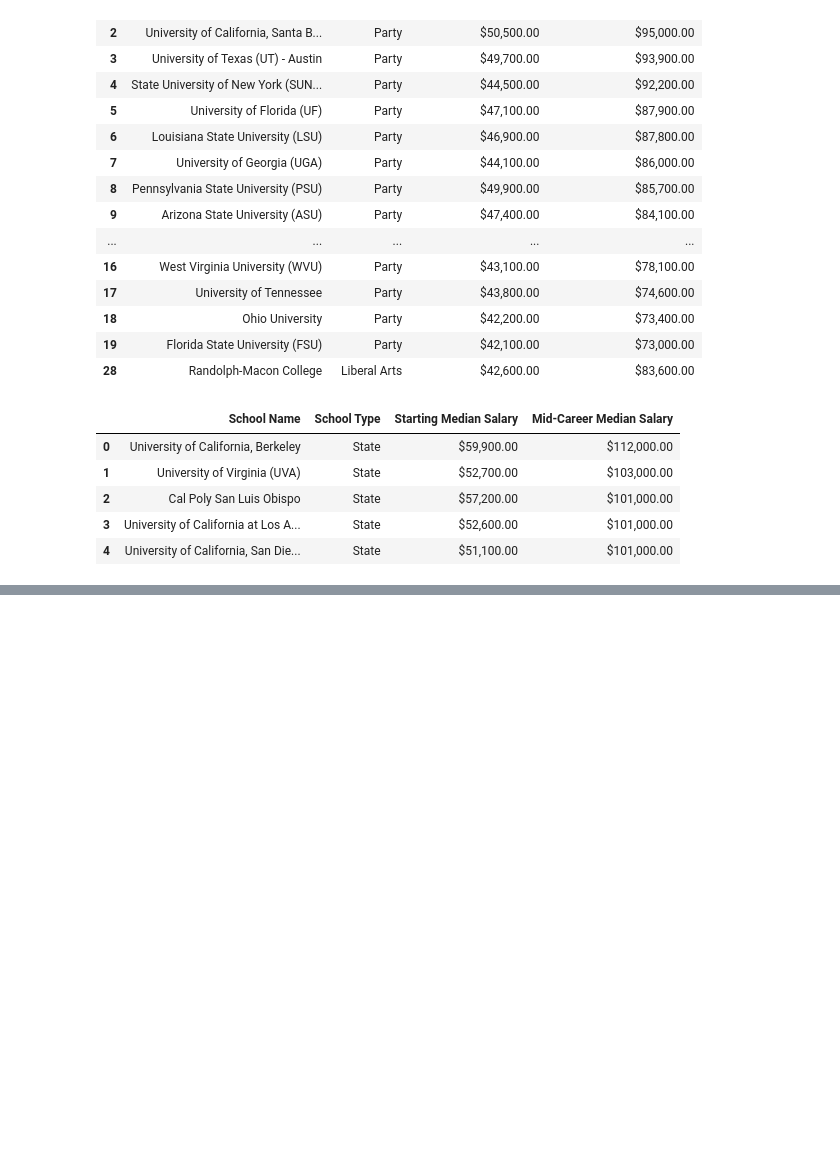
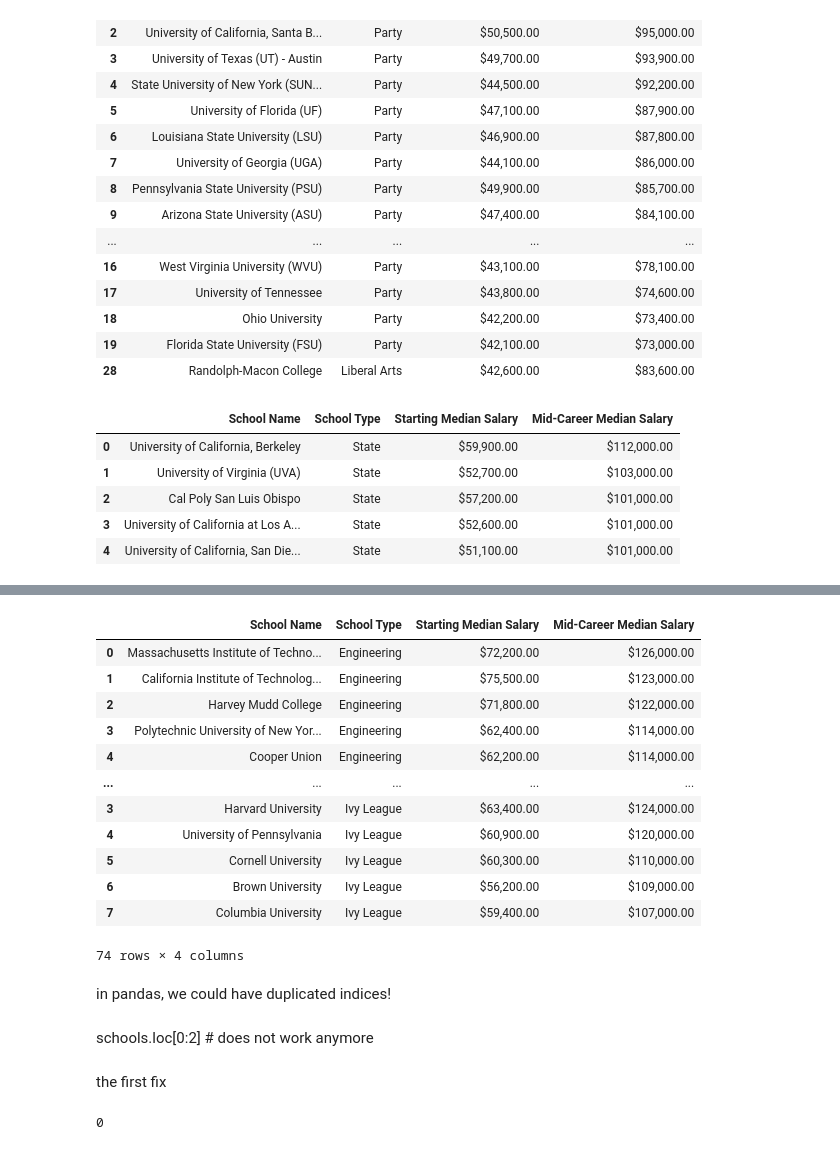
Before and after one commit to emanuelramponi/cp2, a Jupyter notebook: pandas1/integrando_conceptos.ipynb, the cells around one changed output, grey strips where cells are left out. Cells and saved outputs as stored; diff of their text form; code cells hidden in the pictures; blank space fills up the shorter version.

```diff
--- a/pandas1/integrando_conceptos.ipynb
+++ b/pandas1/integrando_conceptos.ipynb
@@ -892,0 +906,22 @@ schools.head()
+# %%
+schools.loc[schools.index.duplicated()]
+# %% [output]
+|  | School Name | School Type | Starting Median Salary | Mid-Career Median Salary |
+| 0 | Massachusetts Institute of Techno... | Engineering | $72,200.00 | $126,000.00 |
+| 1 | California Institute of Technolog... | Engineering | $75,500.00 | $123,000.00 |
+| 2 | Harvey Mudd College | Engineering | $71,800.00 | $122,000.00 |
+| 3 | Polytechnic University of New Yor... | Engineering | $62,400.00 | $114,000.00 |
+| 4 | Cooper Union | Engineering | $62,200.00 | $114,000.00 |
+| ... | ... | ... | ... | ... |
+| 3 | Harvard University | Ivy League | $63,400.00 | $124,000.00 |
+| 4 | University of Pennsylvania | Ivy League | $60,900.00 | $120,000.00 |
+| 5 | Cornell University | Ivy League | $60,300.00 | $110,000.00 |
+| 6 | Brown University | Ivy League | $56,200.00 | $109,000.00 |
+| 7 | Columbia University | Ivy League | $59,400.00 | $107,000.00 |
+74 rows × 4 columns
+# %% [markdown]
+in pandas, we could have duplicated indices!
+# %% [markdown]
+schools.loc[0:2] # does not work anymore
+# %% [markdown]
+the first fix
@@ -892,0 +930,4 @@ schools.head()
+# %%
+schools.index.duplicated().sum()
+# %% [output]
+0
```
Also changed, not shown: parts of 37 cells of this notebook, 1 other file.
